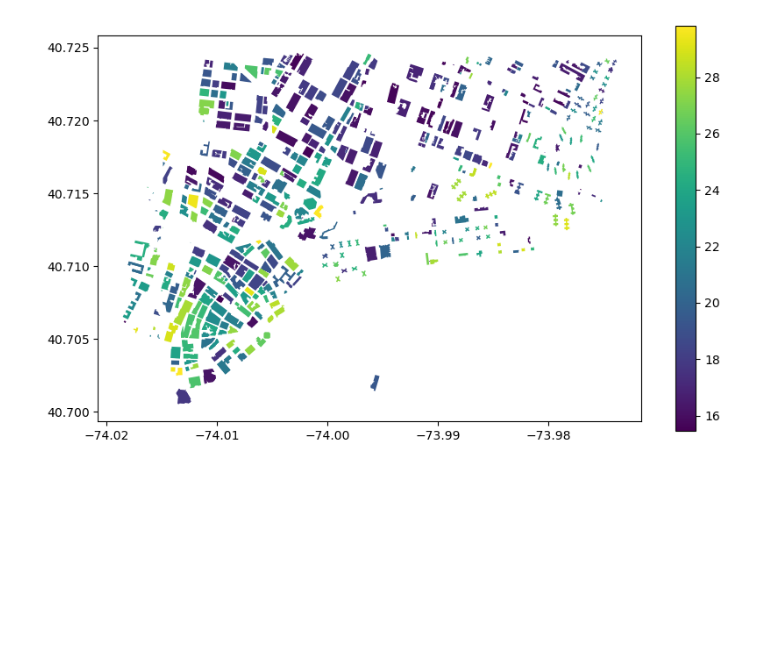
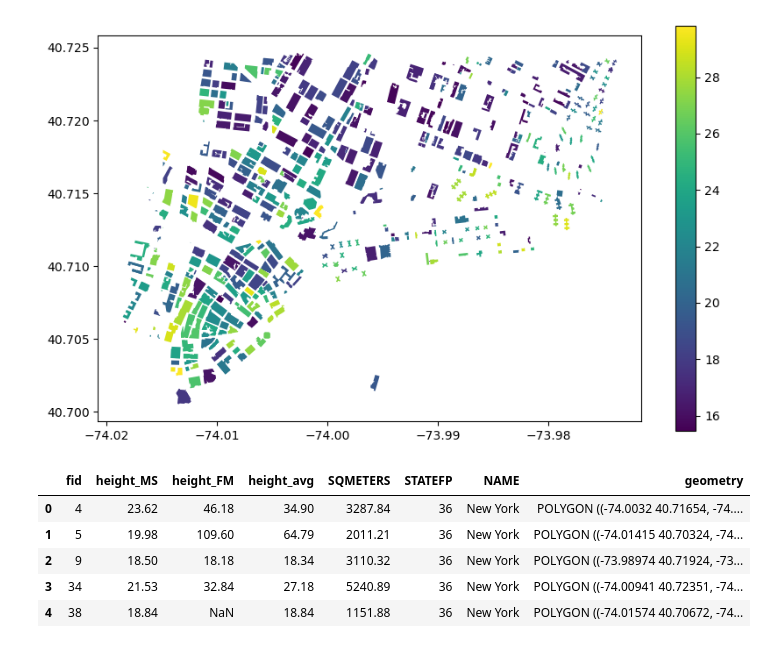
Before and after one commit to Hayat2018/geospatial_course, a Jupyter notebook: Lab-4.ipynb, the cells around one changed output. Drawn from its saved outputs; the diff is of its cells as text; code cells hidden in the pictures; blank space fills up the shorter version.

```diff
--- a/Lab-4.ipynb
+++ b/Lab-4.ipynb
@@ -187,0 +192,11 @@ selected_building.plot("height_MS", legend = True, figsize = (10,6))
+# %%
+#Testing the selected building geojson file
+gfile = gpd.read_file("./selectedbuildings.GeoJSON")
+gfile.head()
+# %% [output]
+|  | fid | height_MS | height_FM | height_avg | SQMETERS | STATEFP | NAME | geometry |
+| 0 | 4 | 23.62 | 46.18 | 34.90 | 3287.84 | 36 | New York | POLYGON ((-74.0032 40.71654, -74.... |
+| 1 | 5 | 19.98 | 109.60 | 64.79 | 2011.21 | 36 | New York | POLYGON ((-74.01415 40.70324, -74... |
+| 2 | 9 | 18.50 | 18.18 | 18.34 | 3110.32 | 36 | New York | POLYGON ((-73.98974 40.71924, -73... |
+| 3 | 34 | 21.53 | 32.84 | 27.18 | 5240.89 | 36 | New York | POLYGON ((-74.00941 40.72351, -74... |
+| 4 | 38 | 18.84 | NaN | 18.84 | 1151.88 | 36 | New York | POLYGON ((-74.01574 40.70672, -74... |
```
Also changed, not shown: parts of 7 cells of this notebook, 1 other file.
